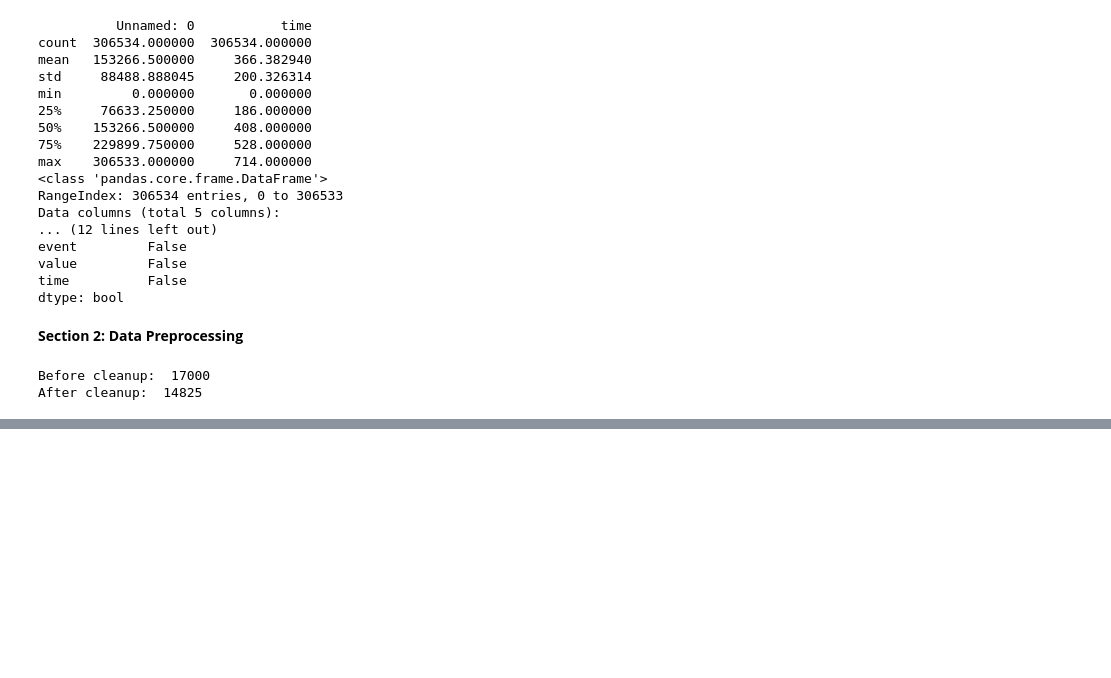
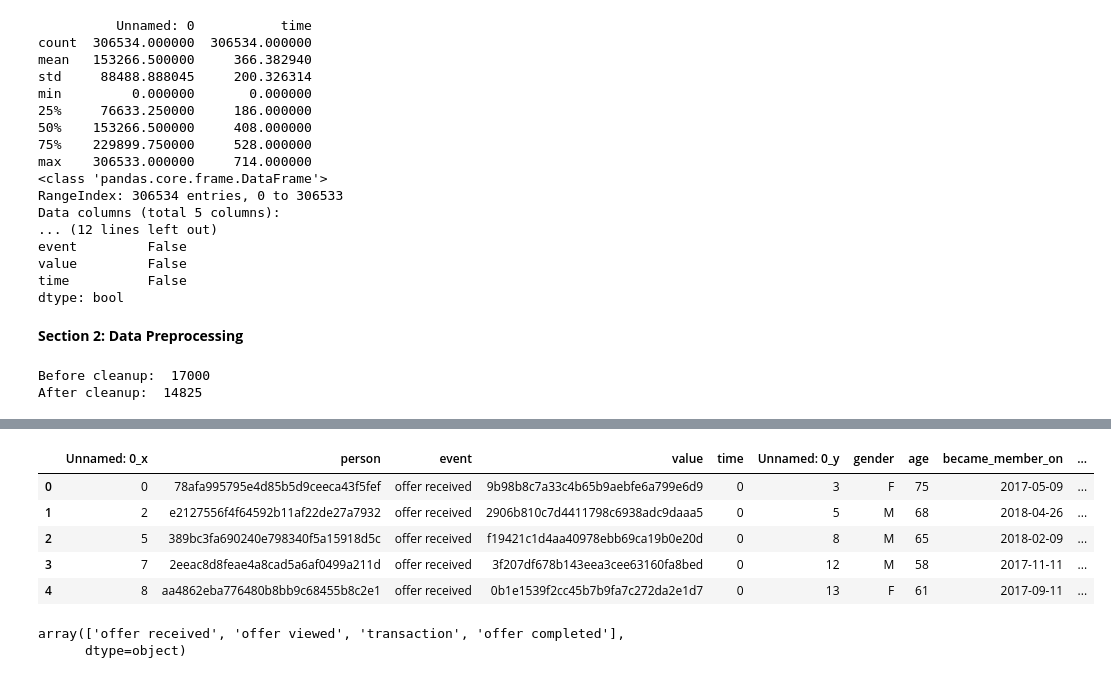
Before and after one commit to surf-guy/DSE200, a Jupyter notebook: MiniProjectStarter_Le.ipynb, the cells around one changed output, grey strips where cells are left out. Saved outputs shown, nothing was run; the diff lists cells and outputs as text; code cells hidden in the pictures; blank space fills up the shorter version.

```diff
--- a/MiniProjectStarter_Le.ipynb
+++ b/MiniProjectStarter_Le.ipynb
@@ -201,0 +196,17 @@ transcript_df_clean
+# %%
+#Join transcript_df_clean with profile_df_clean
+transcript_profile_df = pd.merge(transcript_df_clean, profile_df_clean, left_on='person', right_on='id')
+transcript_profile_df.drop(columns=['id'], inplace=True)
+transcript_profile_df.head()
+# %% [output]
+|  | Unnamed: 0_x | person | event | value | time | Unnamed: 0_y | gender | age | became_member_on | ... |
+| 0 | 0 | 78afa995795e4d85b5d9ceeca43f5fef | offer received | 9b98b8c7a33c4b65b9aebfe6a799e6d9 | 0 | 3 | F | 75 | 2017-05-09 | ... |
+| 1 | 2 | e2127556f4f64592b11af22de27a7932 | offer received | 2906b810c7d4411798c6938adc9daaa5 | 0 | 5 | M | 68 | 2018-04-26 | ... |
+| 2 | 5 | 389bc3fa690240e798340f5a15918d5c | offer received | f19421c1d4aa40978ebb69ca19b0e20d | 0 | 8 | M | 65 | 2018-02-09 | ... |
+| 3 | 7 | 2eeac8d8feae4a8cad5a6af0499a211d | offer received | 3f207df678b143eea3cee63160fa8bed | 0 | 12 | M | 58 | 2017-11-11 | ... |
+| 4 | 8 | aa4862eba776480b8bb9c68455b8c2e1 | offer received | 0b1e1539f2cc45b7b9fa7c272da2e1d7 | 0 | 13 | F | 61 | 2017-09-11 | ... |
+# %%
+transcript_profile_df['event'].unique()
+# %% [output]
+array(['offer received', 'offer viewed', 'transaction', 'offer completed'],
+      dtype=object)
```
Also changed, not shown: parts of 7 cells of this notebook.
